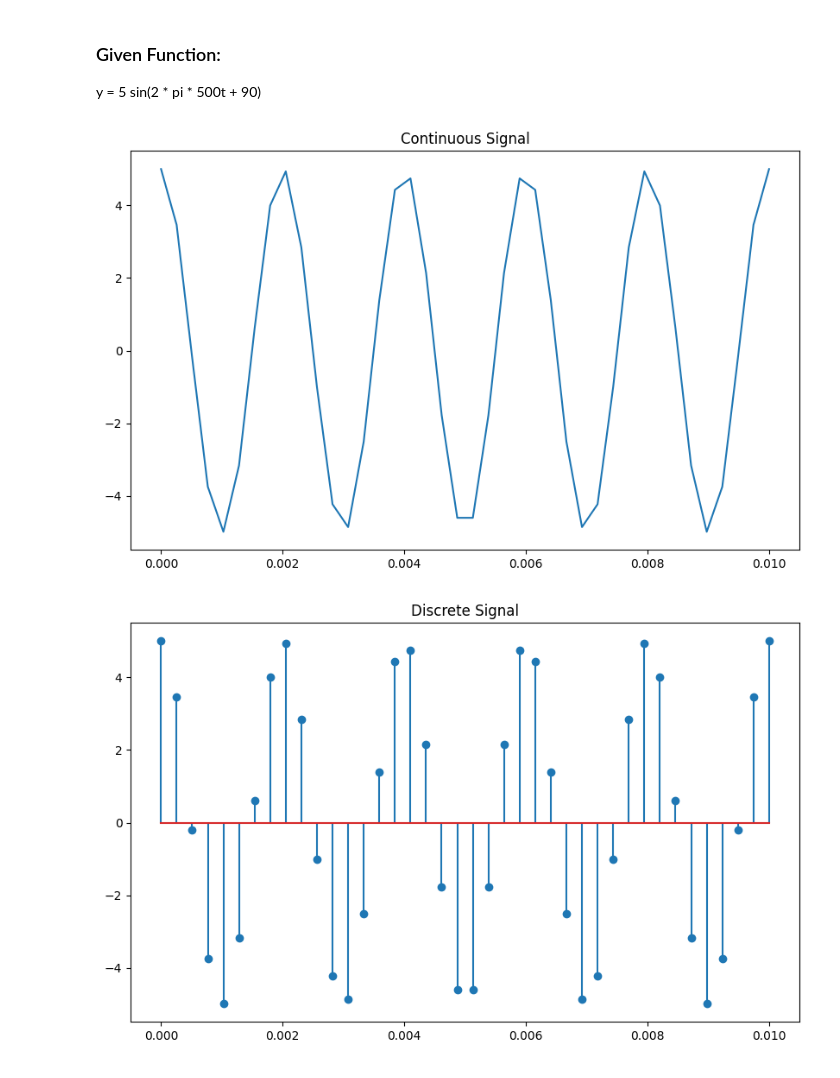
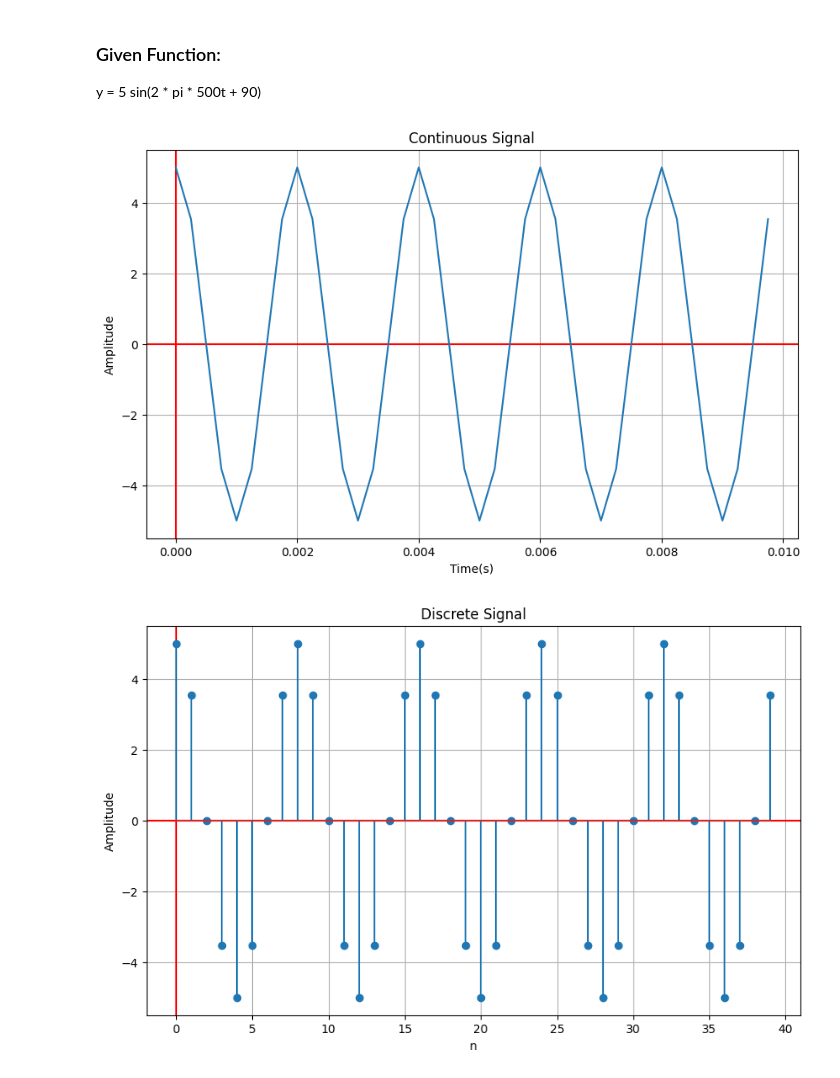
Before and after one commit to mdhasnainali/CSE3222-Digital_Signal_Peocessing_Lab, a Jupyter notebook: 1_generate_sampling_shifting.ipynb, the cells around one changed output. Saved outputs shown, nothing was run; the diff lists cells and outputs as text; code cells hidden in the pictures.

```diff
--- a/1_generate_sampling_shifting.ipynb
+++ b/1_generate_sampling_shifting.ipynb
@@ -15,27 +13,36 @@ phase = 90
 frequency = 500
 amplitude = 5
 sampling_frequency = 4000
-samples_count = sampling_frequency * (stop-start)
 
 # Conversion
 phase_radian = (phase * np.pi/180)
 
 # Base
-t_base = np.linspace(start=start, stop=stop, num=int(samples_count))
+t_base = np.arange(start, stop, 1/sampling_frequency)
 y_base = amplitude * np.sin((2 * np.pi * frequency * t_base) + phase_radian)
 # %%
 # Generate Analog Signal
 plt.figure(figsize=(10, 6))
 plt.title(f'Continuous Signal')
+plt.xlabel("Time(s)")
+plt.ylabel("Amplitude")
+plt.grid(True, which='both')
+plt.axhline(color='r')
+plt.axvline(color='r')
 plt.plot(t_base, y_base)
 plt.show()
 # %% [output]
-[figure, old version]
+[figure, new version]
 # %%
 # Generate Discrete Signal
 plt.figure(figsize=(10, 6))
 plt.title(f'Discrete Signal')
-plt.stem(t_base, y_base)
+plt.xlabel("n")
+plt.ylabel("Amplitude")
+plt.grid(True, which='both')
+plt.axhline(color='r')
+plt.axvline(color='r')
+plt.stem(y_base)
 plt.show()
 # %% [output]
-[figure, old version]
+[figure, new version]
```
Also changed, not shown: parts of 4 cells of this notebook.
